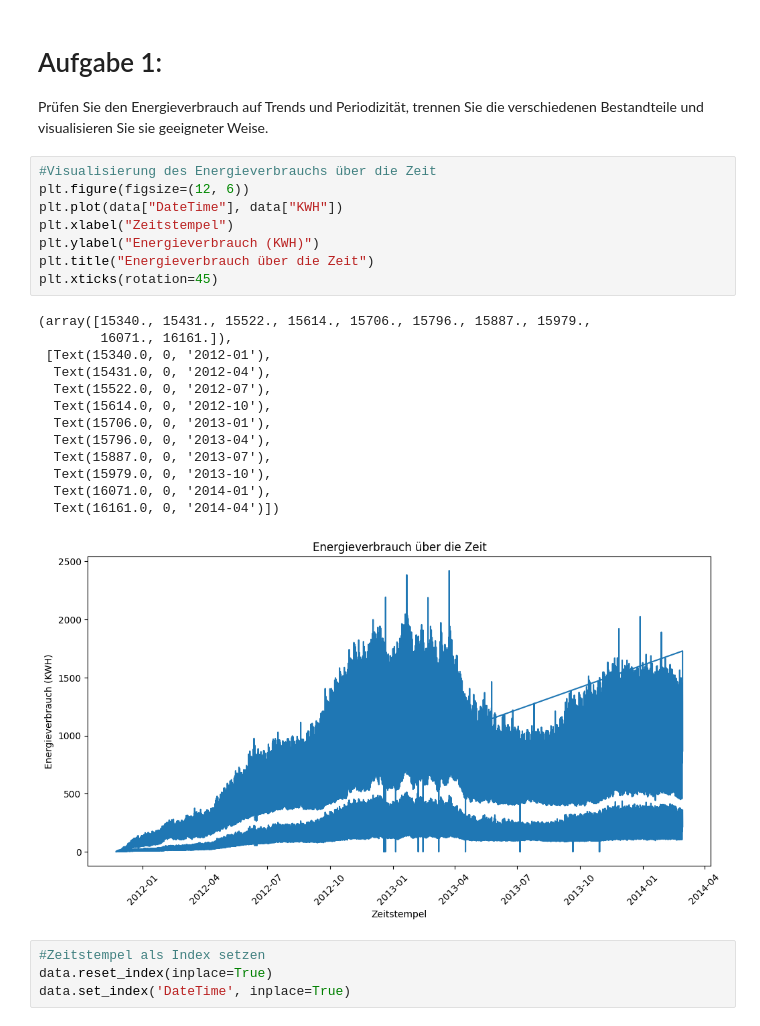
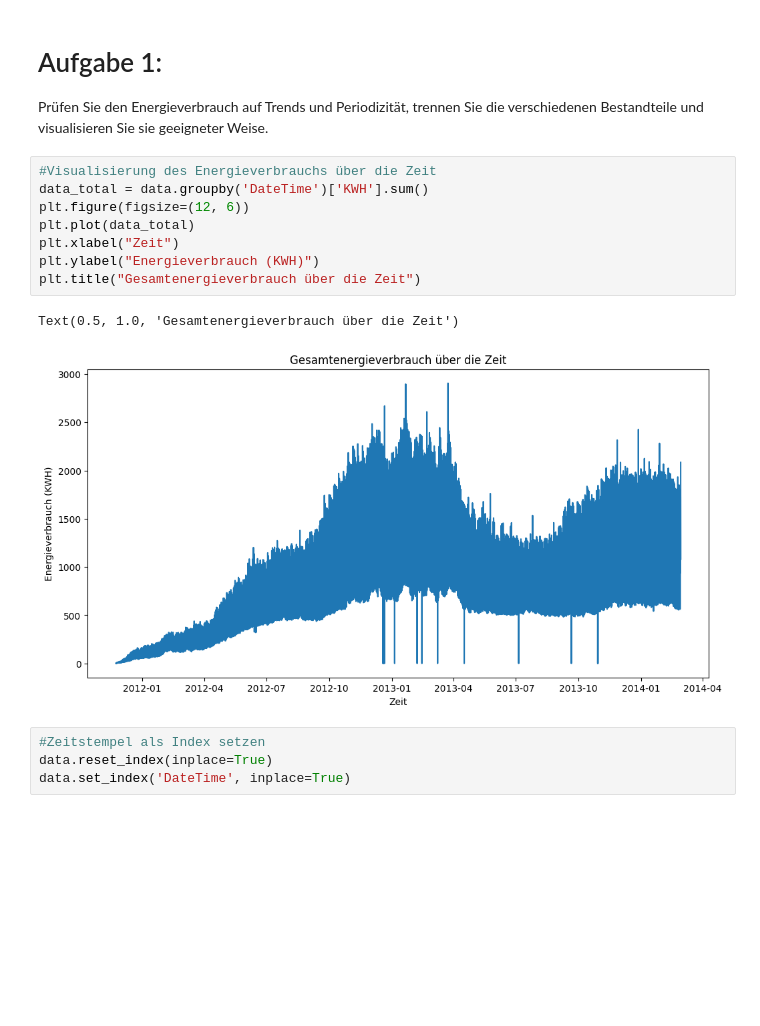
Before and after one commit to NicoBrn03/DaBi-Projektarbeit, a Jupyter notebook: Arbeitsblatt 1 .ipynb, the cells around one changed output. Saved outputs shown, nothing was run; the diff lists cells and outputs as text; blank space fills up the shorter version.

```diff
--- a/Arbeitsblatt 1 .ipynb
+++ b/Arbeitsblatt 1 .ipynb
@@ -33,26 +32,15 @@ data['DateTime'] = pd.to_datetime(data['DateTime'], format='mixed')
 Prüfen Sie den Energieverbrauch auf Trends und Periodizität, trennen Sie die verschiedenen Bestandteile und visualisieren Sie sie geeigneter Weise.
 # %%
 #Visualisierung des Energieverbrauchs über die Zeit
+data_total = data.groupby('DateTime')['KWH'].sum()
 plt.figure(figsize=(12, 6))
-plt.plot(data["DateTime"], data["KWH"])
-plt.xlabel("Zeitstempel")
+plt.plot(data_total)
+plt.xlabel("Zeit")
 plt.ylabel("Energieverbrauch (KWH)")
-plt.title("Energieverbrauch über die Zeit")
-plt.xticks(rotation=45)
+plt.title("Gesamtenergieverbrauch über die Zeit")
 # %% [output]
-(array([15340., 15431., 15522., 15614., 15706., 15796., 15887., 15979.,
-        16071., 16161.]),
- [Text(15340.0, 0, '2012-01'),
-  Text(15431.0, 0, '2012-04'),
-  Text(15522.0, 0, '2012-07'),
-  Text(15614.0, 0, '2012-10'),
-  Text(15706.0, 0, '2013-01'),
-  Text(15796.0, 0, '2013-04'),
-  Text(15887.0, 0, '2013-07'),
-  Text(15979.0, 0, '2013-10'),
-  Text(16071.0, 0, '2014-01'),
-  Text(16161.0, 0, '2014-04')])
+Text(0.5, 1.0, 'Gesamtenergieverbrauch über die Zeit')
-[figure, old version]
+[figure, new version]
 # %%
 #Zeitstempel als Index setzen
 data.reset_index(inplace=True)
```
Also changed, not shown: parts of 3 cells of this notebook.
